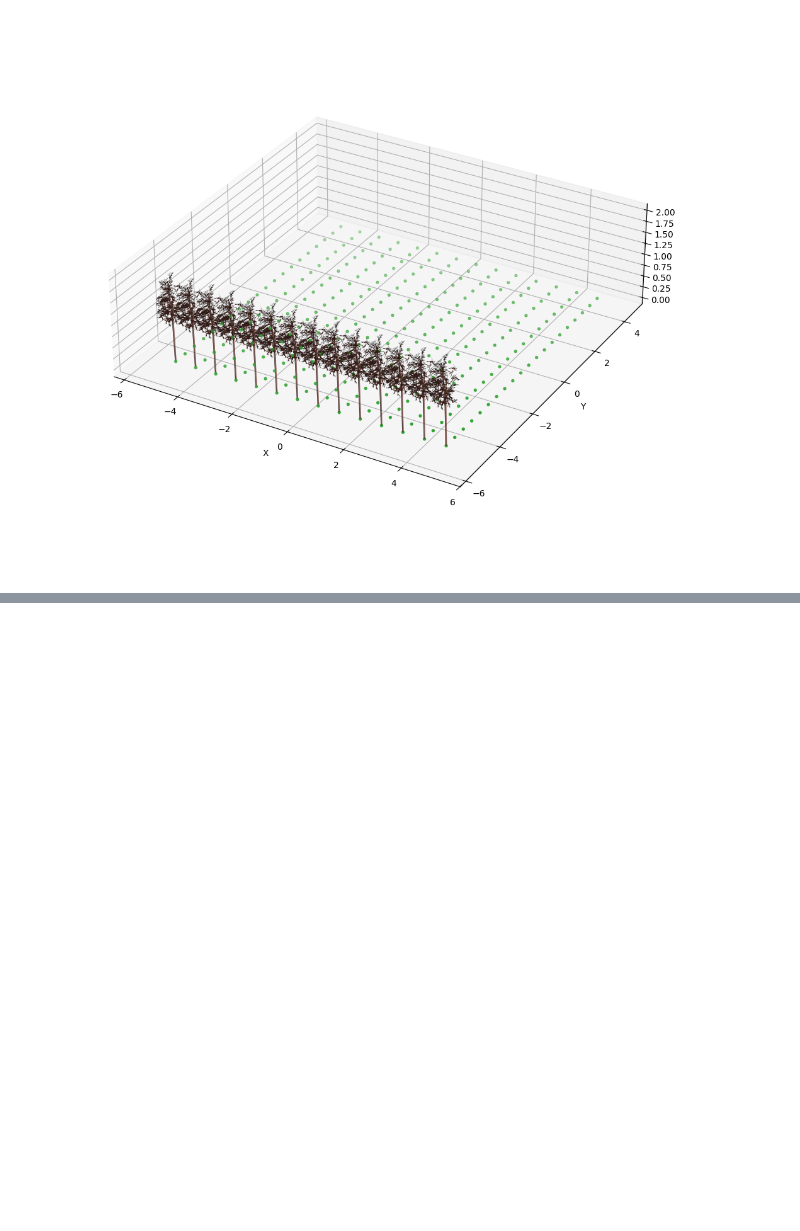
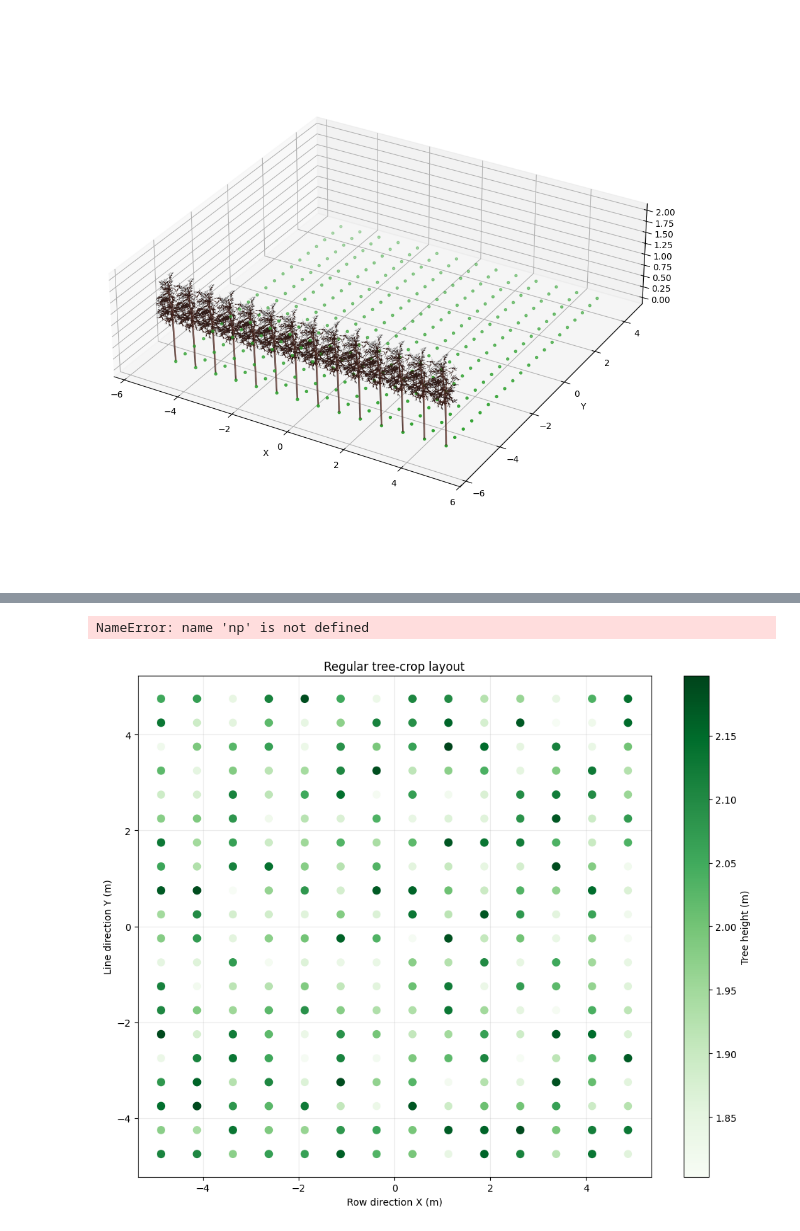
Before and after one commit to s2gos-dev/s2gos-mono, a Jupyter notebook: visulize.ipynb, the cells around one changed output, grey strips where cells are left out. Cells and saved outputs as stored; diff of their text form; code cells hidden in the pictures; blank space fills up the shorter version.

```diff
--- a/visulize.ipynb
+++ b/visulize.ipynb
@@ -589,0 +873,59 @@ print(f"Line positions: {y_positions}")
+# %%
+import matplotlib.pyplot as plt
+
+x_positions = (
+    np.arange(row_count) - (row_count - 1) / 2.0
+) * row_spacing
+
+y_positions = (
+    np.arange(line_count) - (line_count - 1) / 2.0
+) * line_spacing
+
+xx, yy = np.meshgrid(x_positions, y_positions, indexing="ij")
+
+plt.figure(figsize=(10, 8))
+plt.scatter(
+    xx.ravel(),
+    yy.ravel(),
+    s=25,
+    c="tab:green",
+)
+plt.gca().set_aspect("equal")
+
+plt.xlabel("Row direction X (m)")
+plt.ylabel("Line direction Y (m)")
+plt.title(
+    f"Regular cropland layout: "
+    f"{row_count} rows × {line_count} lines"
+)
+plt.grid(True, alpha=0.25)
+plt.tight_layout()
+plt.show()
+# %% [output]
+NameError: name 'np' is not defined
+# %%
+rng = np.random.default_rng(seed)
+heights = rng.uniform(
+    tree_height * (1 - height_variation),
+    tree_height * (1 + height_variation),
+    xx.shape,
+)
+
+plt.figure(figsize=(10, 8))
+points = plt.scatter(
+    xx.ravel(),
+    yy.ravel(),
+    s=10 + 50 * heights.ravel() / heights.max(),
+    c=heights.ravel(),
+    cmap="Greens",
+)
+plt.gca().set_aspect("equal")
+plt.colorbar(points, label="Tree height (m)")
+plt.xlabel("Row direction X (m)")
+plt.ylabel("Line direction Y (m)")
+plt.title("Regular tree-crop layout")
+plt.grid(True, alpha=0.25)
+plt.tight_layout()
+plt.show()
+# %% [output]
+[figure, added]
```
Also changed, not shown: parts of 4 cells of this notebook, 1 other file.
